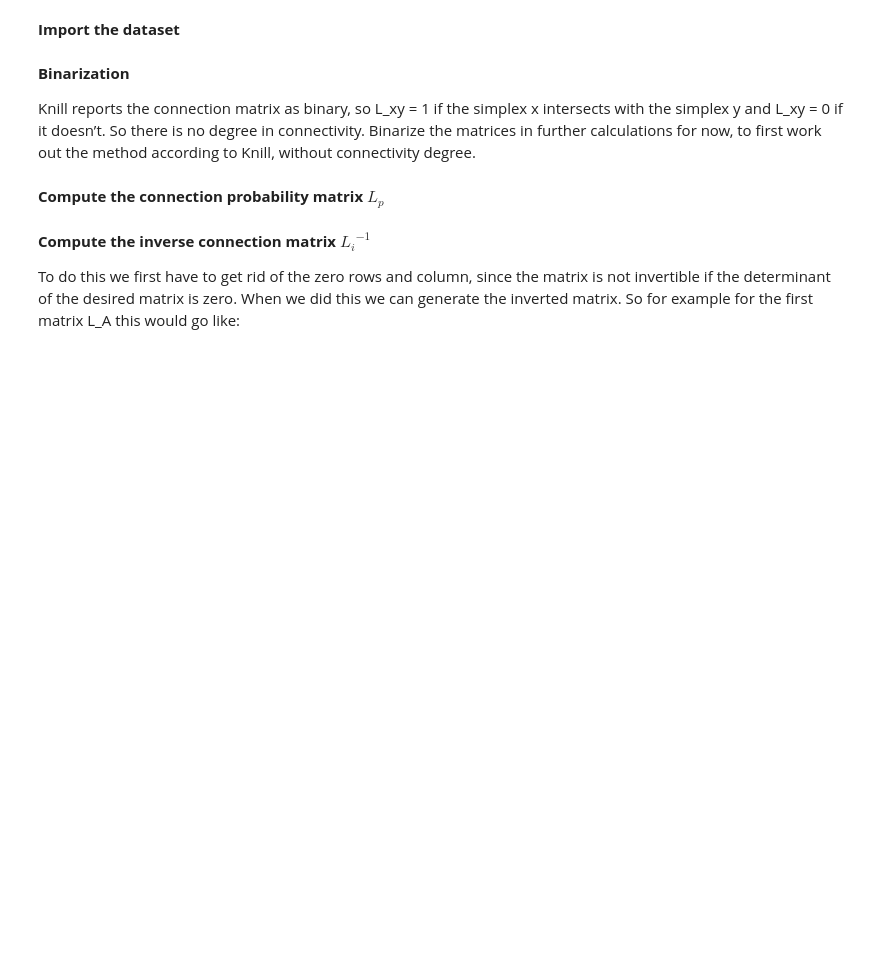
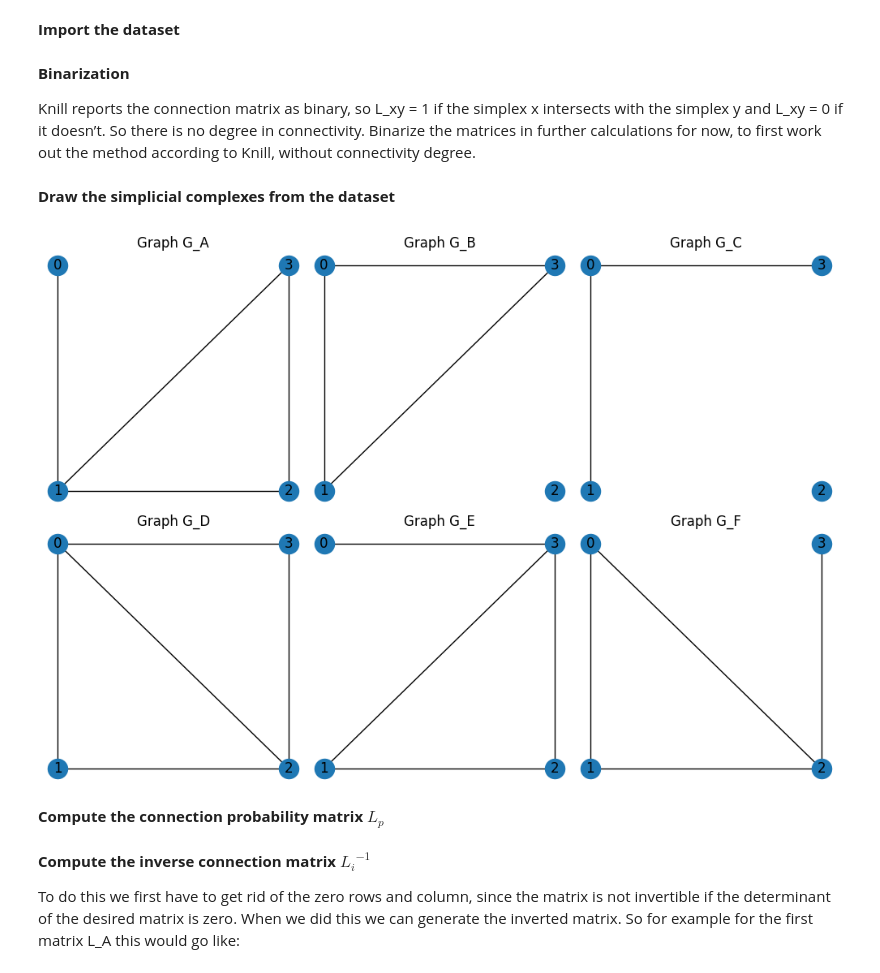
Before and after one commit to cyrilrommens/network_TDA_tutorial, a Jupyter notebook: Energy_calculation.ipynb, the cells around one changed output. Cells and saved outputs as stored; diff of their text form; code cells hidden in the pictures; blank space fills up the shorter version.

Commit message:
Addition of drawing of the dataset

```diff
--- a/Energy_calculation.ipynb
+++ b/Energy_calculation.ipynb
@@ -41,6 +41,40 @@ Knill reports the connection matrix as binary, so L_xy = 1 if the simplex x inte
 # %%
 threshold = 0.0
 G_binary = (G > threshold).astype(int)
+# %% [markdown]
+**Draw the simplicial complexes from the dataset**
+# %%
+import networkx as nx
+import numpy as np
+import matplotlib.pyplot as plt
+
+def create_subarray(original_array):
+    # Extract the subarray from the first 4 rows and first 4 columns
+    subarray = [row[:4] for row in original_array[:4]]
+    return subarray
+
+G_test_list = []
+
+for i in range(0, len(G)):
+    G_test = create_subarray(G_binary[i])
+    G_test_list.append(np.array(G_test))
+
+fixed_pos = {0: (0, 1), 1: (0, 0), 2: (1, 0), 3: (1, 1)}
+
+# Create a single figure with subplots
+plt.figure(figsize=(10, 7))  # Adjust the figure size as needed
+plt.title('Visualisation of the complete dataset')
+
+for i, graph_matrix in enumerate(G_test_list):
+    plt.subplot(2, 3, i + 1)  # 2 rows, 3 columns, current plot index
+    G_drawing = nx.from_numpy_matrix(graph_matrix)
+    nx.draw(G_drawing, with_labels=True, pos=fixed_pos)
+    plt.title(f'Graph {sheet_list[i]}')
+
+plt.tight_layout()  # Adjust layout for better spacing
+plt.show()
+# %% [output]
+[figure, added]
 # %% [markdown]
 **Compute the connection probability matrix $L_p$**
 # %%
```
